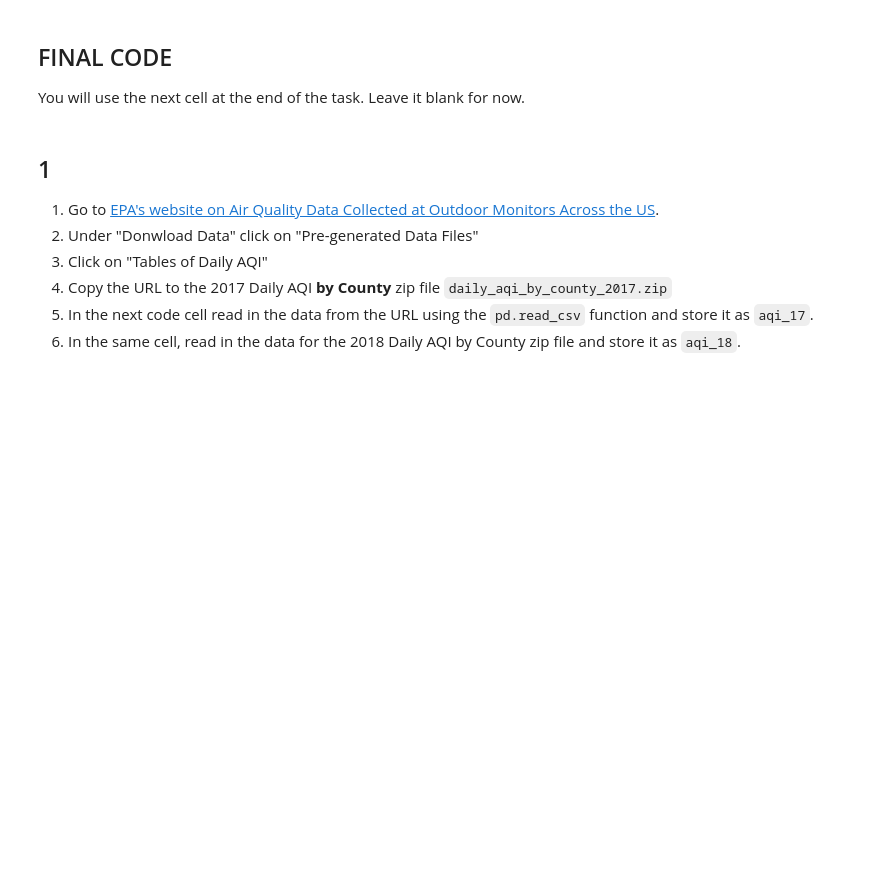
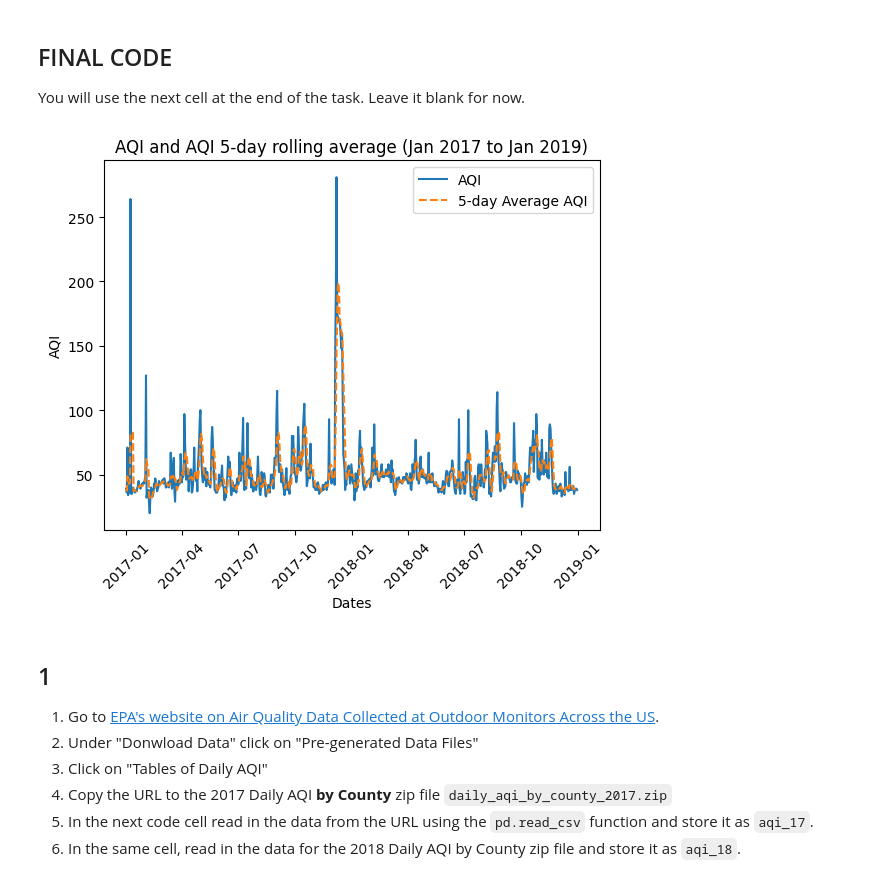
Before and after one commit to floraham/eds220-hwk-2, a Jupyter notebook: hwk2-task2-aqi.ipynb, the cells around one changed output. Cells and saved outputs as stored; diff of their text form; code cells hidden in the pictures; blank space fills up the shorter version.

```diff
--- a/hwk2-task2-aqi.ipynb
+++ b/hwk2-task2-aqi.ipynb
@@ -23,3 +21,63 @@ You will use the next cell at the end of the task. Leave it blank for now.
+# %%
+### ===== FINAL CODE =====
+
+# load in the relevant packages and load the data
+import pandas as pd
+import matplotlib.pyplot as plt
+aqi_17 = pd.read_csv("https://aqs.epa.gov/aqsweb/airdata/daily_aqi_by_county_2017.zip")
+aqi_18 = pd.read_csv("https://aqs.epa.gov/aqsweb/airdata/daily_aqi_by_county_2018.zip")
+
+
+# concatenate, or "glue" aqi_17 and aqi_18 together
+aqi = pd.concat([aqi_17, aqi_18])
+
+
+# re-assign the column names - .str.lower() makes them lower case
+aqi.columns = aqi.columns.str.lower()
+
+
+#  re-assign the column names again - .str.replace(' ','_') replaces the space for _
+aqi.columns = aqi.columns.str.replace(' ','_')
+
+# select rows in county_name that are "Santa Barbara"
+aqi_sb = aqi[aqi.county_name == "Santa Barbara"]
+
+# use drop to remove state name, county name, state_code, and county_code columns
+aqi_sb = aqi_sb.drop(columns = ["state_name", "county_name", "state_code", "county_code"])
+
+# select date column and update it to datetime
+aqi_sb["date"] = pd.to_datetime(aqi_sb.date)
+
+#reset the index using set_index
+aqi_sb.set_index('date', inplace=True)
+
+
+# calculate 5d rolling average
+five_day_average = aqi_sb.aqi.rolling('5D').mean()
+
+# create a new column called five day average and set it to the rolling mean
+aqi_sb["five_day_average"] = aqi_sb.aqi.rolling('5D').mean()
+
+
+# use pyplot to plot the graph. set x and y variables (there are two y variables)
+x = aqi_sb.index
+y1 = aqi_sb.aqi
+y2 = aqi_sb.five_day_average
+
+
+plt.plot(x, y1, label = 'AQI')
+plt.plot(y2, linestyle='--', label = '5-day Average AQI')
+
+plt.xlabel('Dates')
+plt.ylabel('AQI')
+plt.xticks(rotation=45)
+plt.title('AQI and AQI 5-day rolling average (Jan 2017 to Jan 2019)')
+
+plt.legend()
+
+plt.show()
+# %% [output]
+[figure, added]
 # %% [markdown]
 ## 1
 
```
Also changed, not shown: parts of 13 cells of this notebook, 1 other file.
